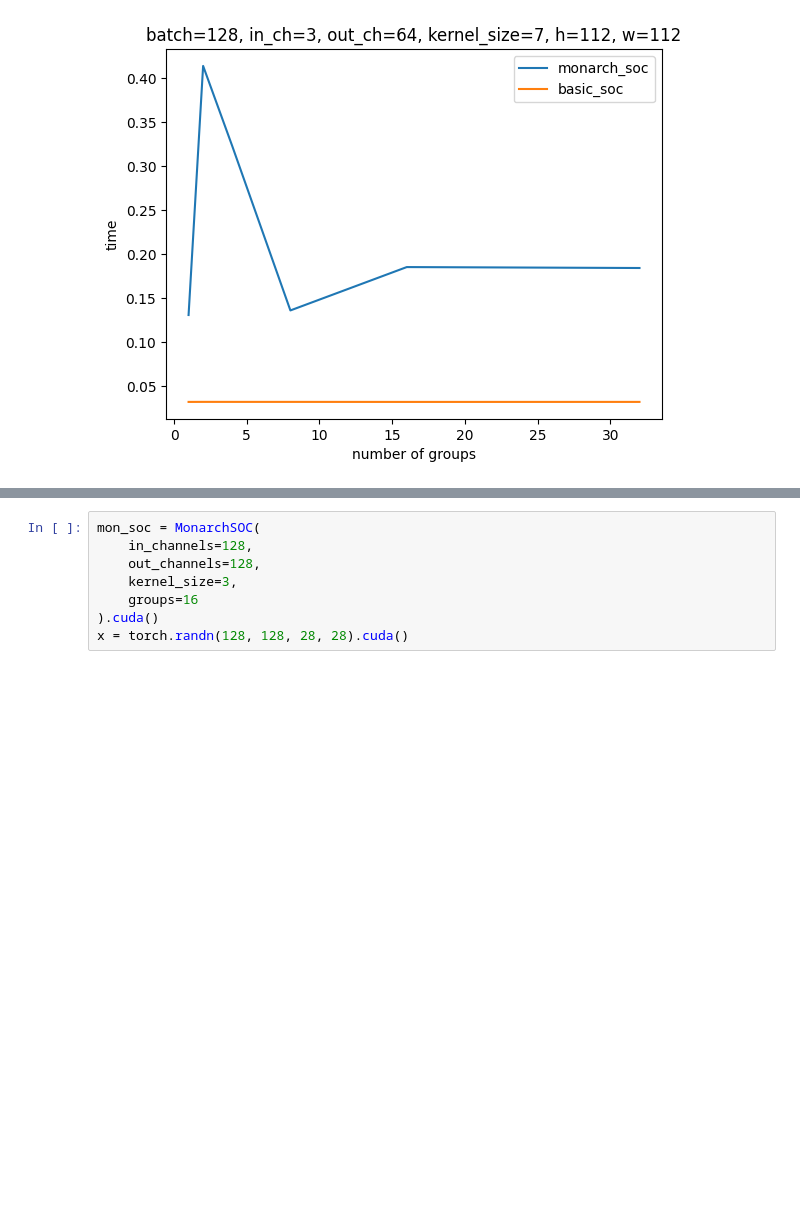
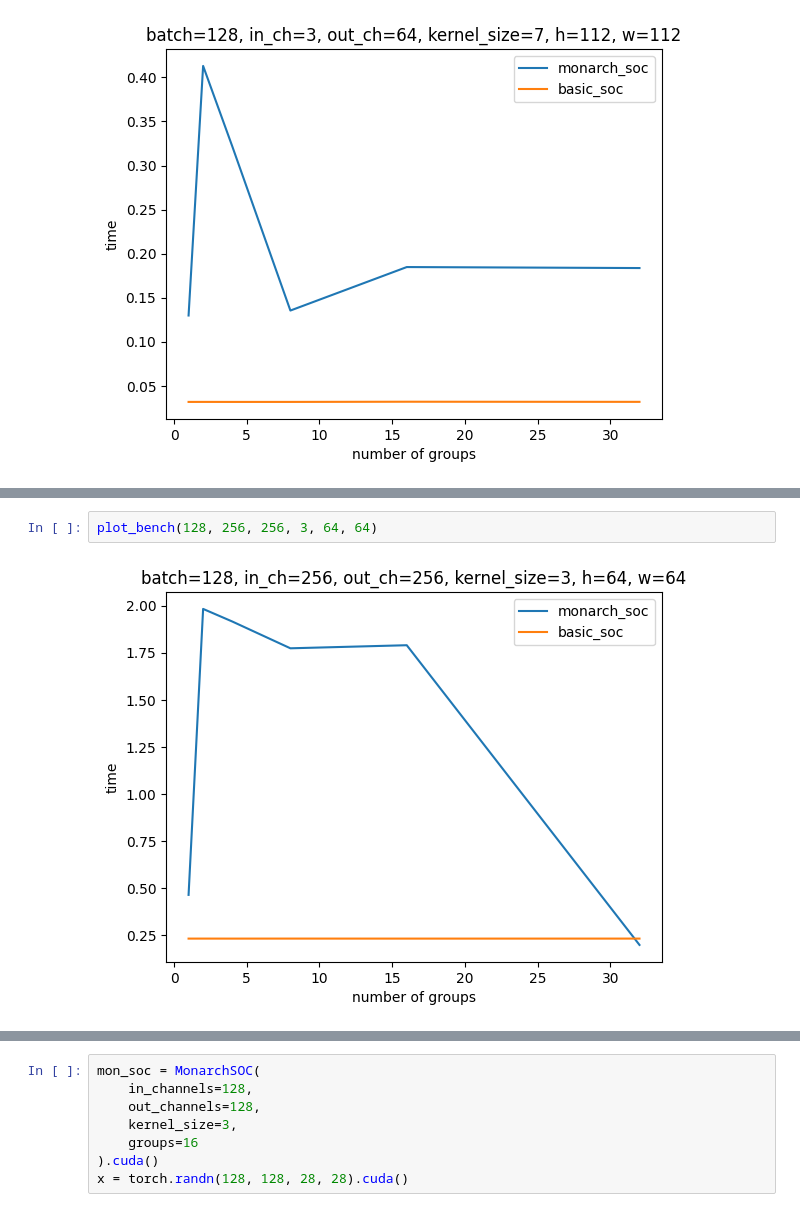
Before and after one commit to Kilka74/GS_SOC, a Jupyter notebook: benchmarks.ipynb, the cells around one changed output, grey strips where cells are left out. Drawn from its saved outputs; the diff is of its cells as text; blank space fills up the shorter version.

```diff
--- a/benchmarks.ipynb
+++ b/benchmarks.ipynb
@@ -463,0 +467,4 @@ plot_bench(128, 3, 64, 7, 112, 112, stride=2)
+# %%
+plot_bench(128, 256, 256, 3, 64, 64)
+# %% [output]
+[figure, added]
```
Also changed, not shown: parts of 17 cells of this notebook.
